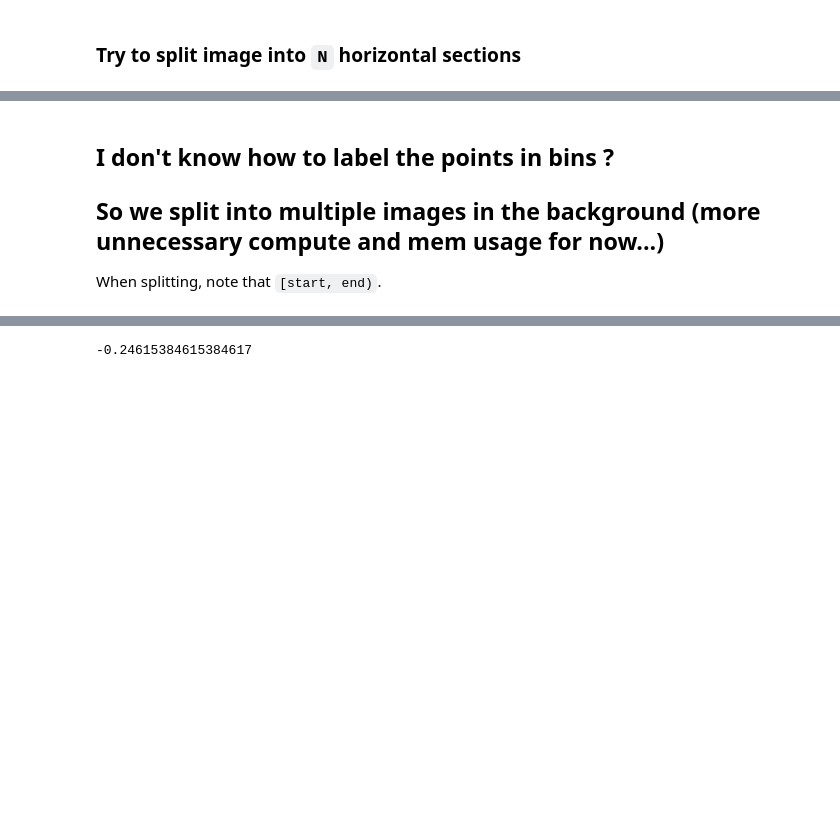
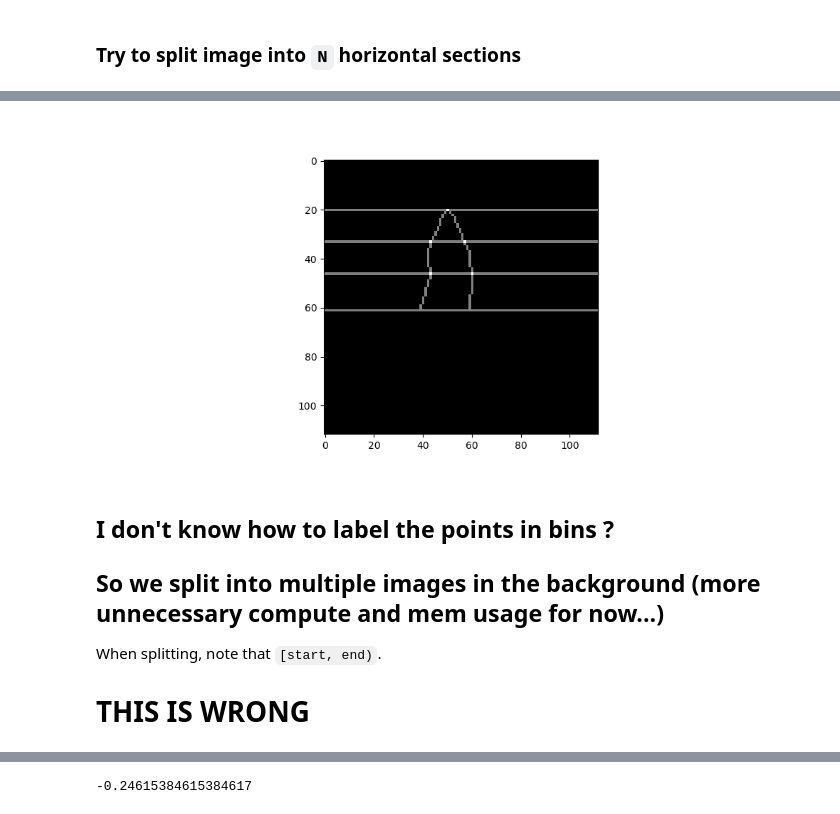
Before and after one commit to warrenmwang/echo_22, a Jupyter notebook: warren-random/longitudinal_strain/regional_strain_warp_1.ipynb, the cells around one changed output, grey strips where cells are left out. Saved outputs shown, nothing was run; the diff lists cells and outputs as text; code cells hidden in the pictures; blank space fills up the shorter version.

```diff
--- a/warren-random/longitudinal_strain/regional_strain_warp_1.ipynb
+++ b/warren-random/longitudinal_strain/regional_strain_warp_1.ipynb
@@ -733,8 +767,15 @@ draw_bars(ed_label_processed, get_split_points(ed_label_processed, N, top_bottom
+# %%
+es_label_processed = no_bottom_boundary(es_label)
+draw_bars(es_label_processed, get_split_points(es_label_processed, N, top_bottom_index(es_label_processed)))
+# %% [output]
+[figure, added]
 # %% [markdown]
 ## I don't know how to label the points in bins ?
 ## So we split into multiple images in the background (more unnecessary compute and mem usage for now...)
 
 When splitting, note that `[start, end)`.
+
+# <b>THIS IS WRONG</b>
 # %%
 def split_image_pair_and_calc_strain(I_0, I_1, N):
     '''
```
Also changed, not shown: parts of 13 cells of this notebook, 9 other files.
